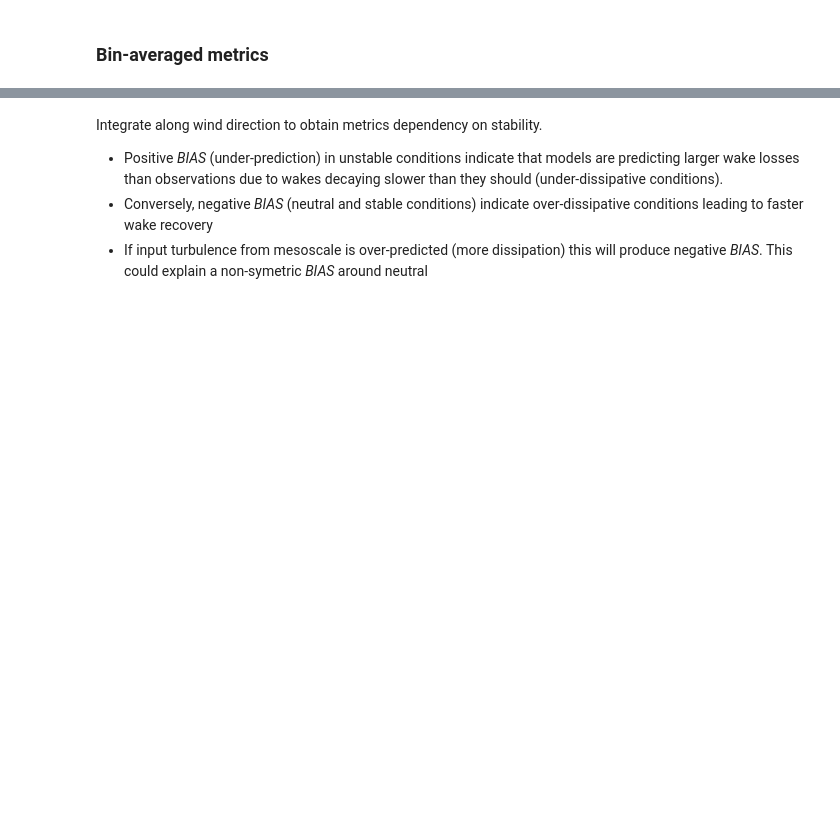
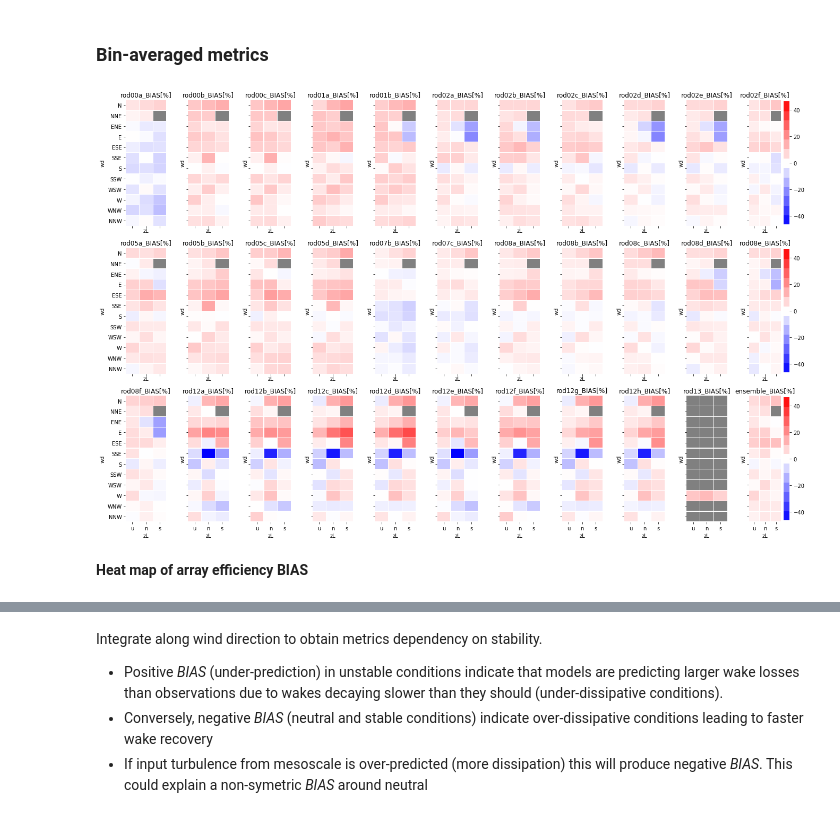
Before and after one commit to CENER-EPR/OWAbench, a Jupyter notebook: Rodsand2/Rodsand2_ArrayEfficiency.ipynb, the cells around one changed output, grey strips where cells are left out. Drawn from its saved outputs; the diff is of its cells as text; code cells hidden in the pictures; blank space fills up the shorter version.

```diff
--- a/Rodsand2/Rodsand2_ArrayEfficiency.ipynb
+++ b/Rodsand2/Rodsand2_ArrayEfficiency.ipynb
@@ -410,7 +442,10 @@ Metrics.iloc[plotresults]
 # %%
 figcaption = "**Heat map of array efficiency BIAS**"
 title = "_BIAS[%]"
-bin_avrg.plot_heatmaps(bias[plotresults], sub_plt_size = (1.7,4),n_plot_cols = 9,
+bin_avrg.plot_heatmaps(bias[plotresults], sub_plt_size = (1.7,4),n_plot_cols = 11,
                        figcaption = figcaption, title=title)
 
 #sim_name, bias.max(axis=1) # Compute maximum per stability
+# %% [output]
+[figure, added]
+**Heat map of array efficiency BIAS**
```
Also changed, not shown: parts of 13 cells of this notebook, 8 other files.
